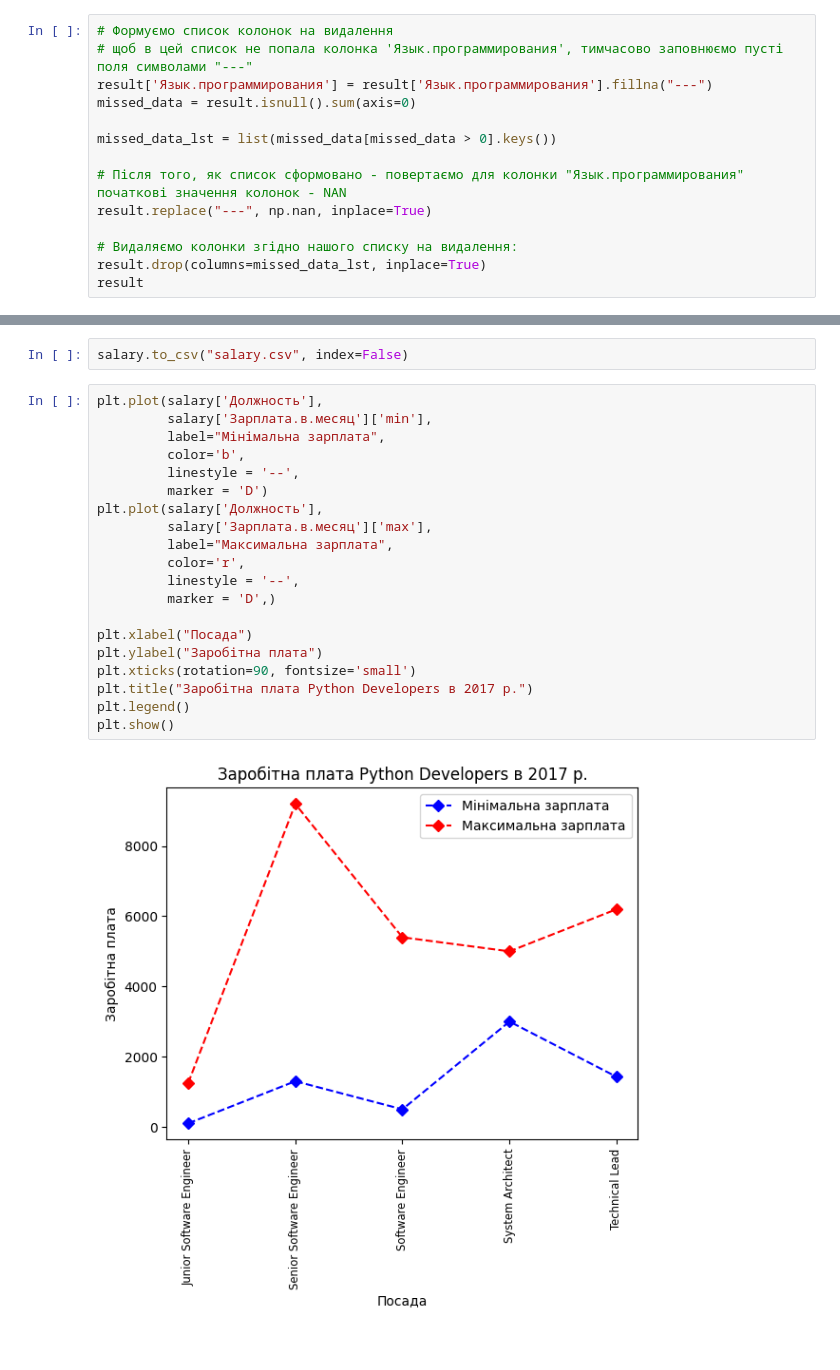
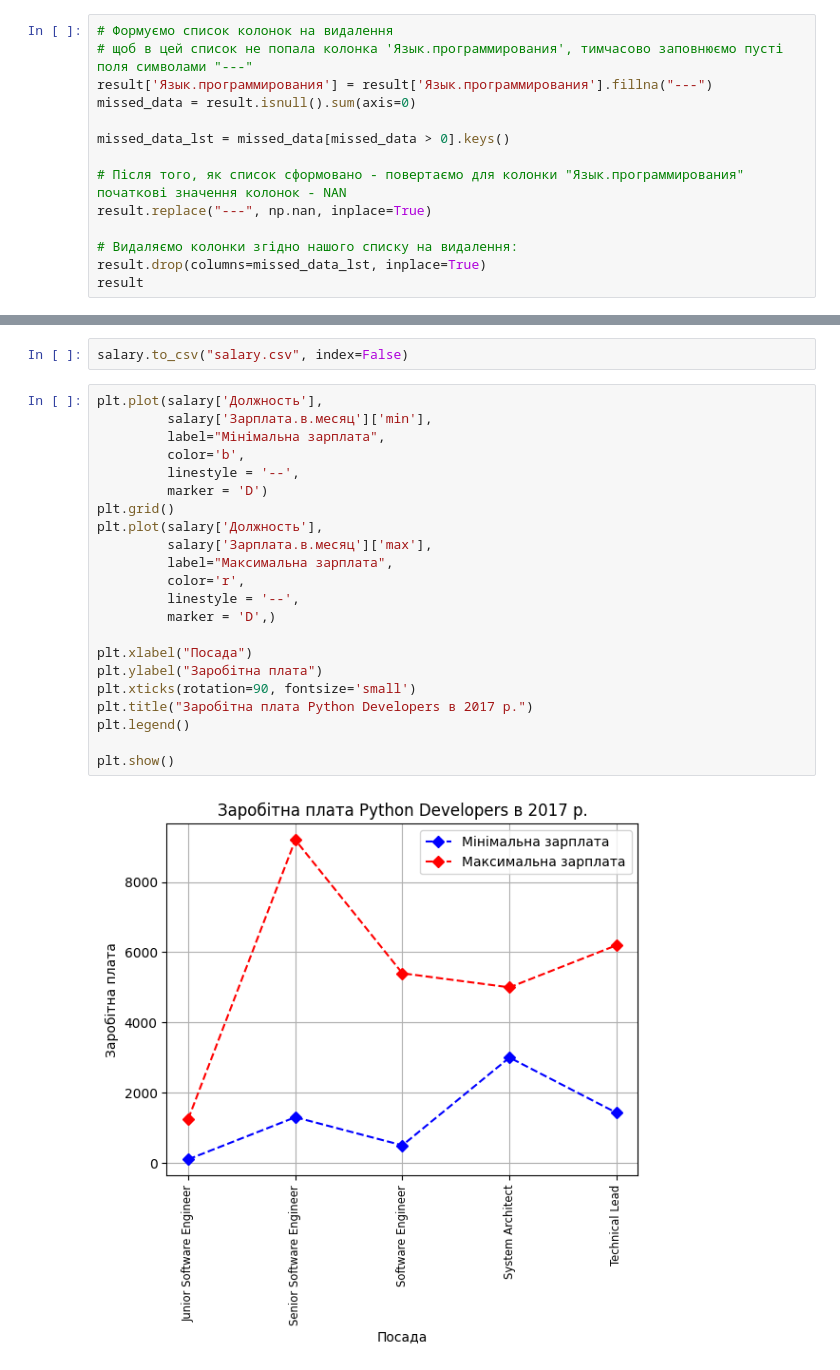
Before and after one commit to OleksandrGnatiuk/python_DS_02, a Jupyter notebook: HW_02_2.ipynb, the cells around one changed output, grey strips where cells are left out. Saved outputs shown, nothing was run; the diff lists cells and outputs as text.

```diff
--- a/HW_02_2.ipynb
+++ b/HW_02_2.ipynb
@@ -98,7 +98,7 @@ dtype: int64
 result['Язык.программирования'] = result['Язык.программирования'].fillna("---")
 missed_data = result.isnull().sum(axis=0)
 
-missed_data_lst = list(missed_data[missed_data > 0].keys())
+missed_data_lst = missed_data[missed_data > 0].keys()
 
 # Після того, як список сформовано - повертаємо для колонки "Язык.программирования" початкові значення колонок - NAN
 result.replace("---", np.nan, inplace=True)
@@ -269,22 +269,24 @@ salary.to_csv("salary.csv", index=False)
 # %%
 plt.plot(salary['Должность'],
          salary['Зарплата.в.месяц']['min'],
          label="Мінімальна зарплата",
          color='b',
          linestyle = '--',
          marker = 'D')
+plt.grid()
 plt.plot(salary['Должность'],
          salary['Зарплата.в.месяц']['max'],
          label="Максимальна зарплата",
          color='r',
          linestyle = '--',
          marker = 'D',)
 
 plt.xlabel("Посада")
 plt.ylabel("Заробітна плата")
 plt.xticks(rotation=90, fontsize='small')
 plt.title("Заробітна плата Python Developers в 2017 р.")
 plt.legend()
+
 plt.show()
 # %% [output]
-[figure, old version]
+[figure, new version]
```
Also changed, not shown: parts of 1 cell of this notebook, 2 other files.
